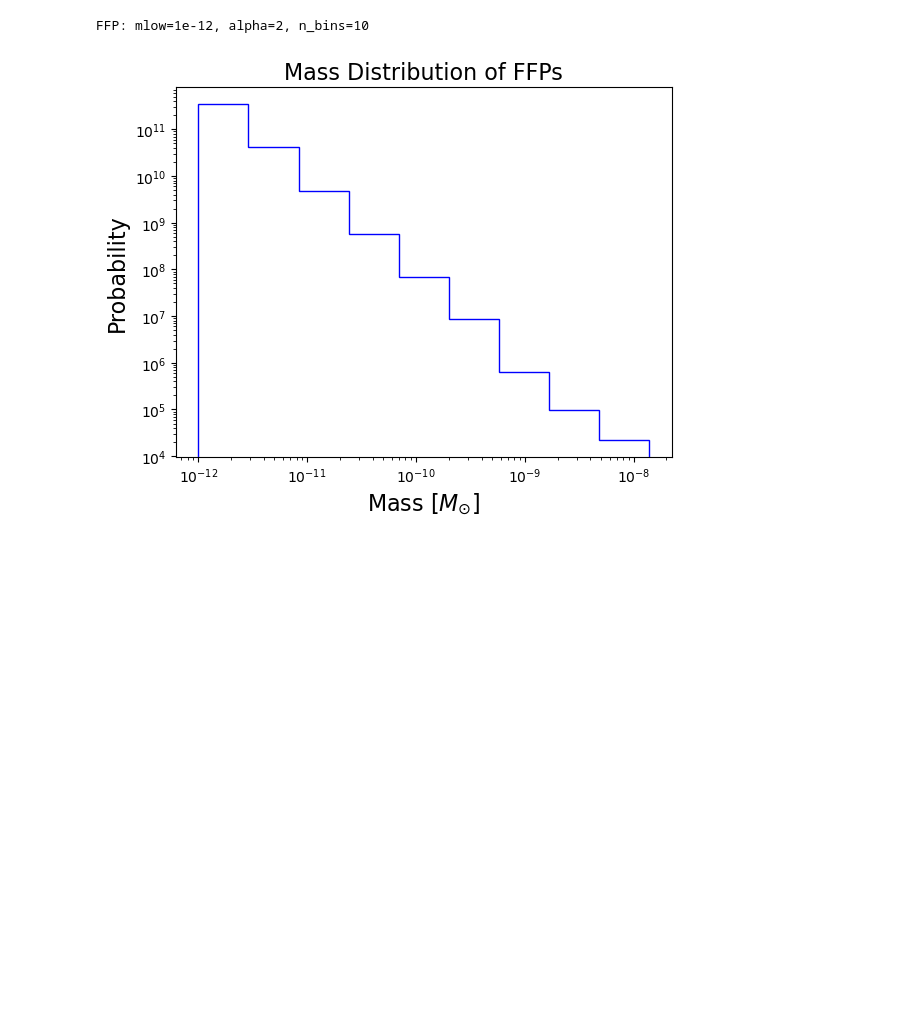
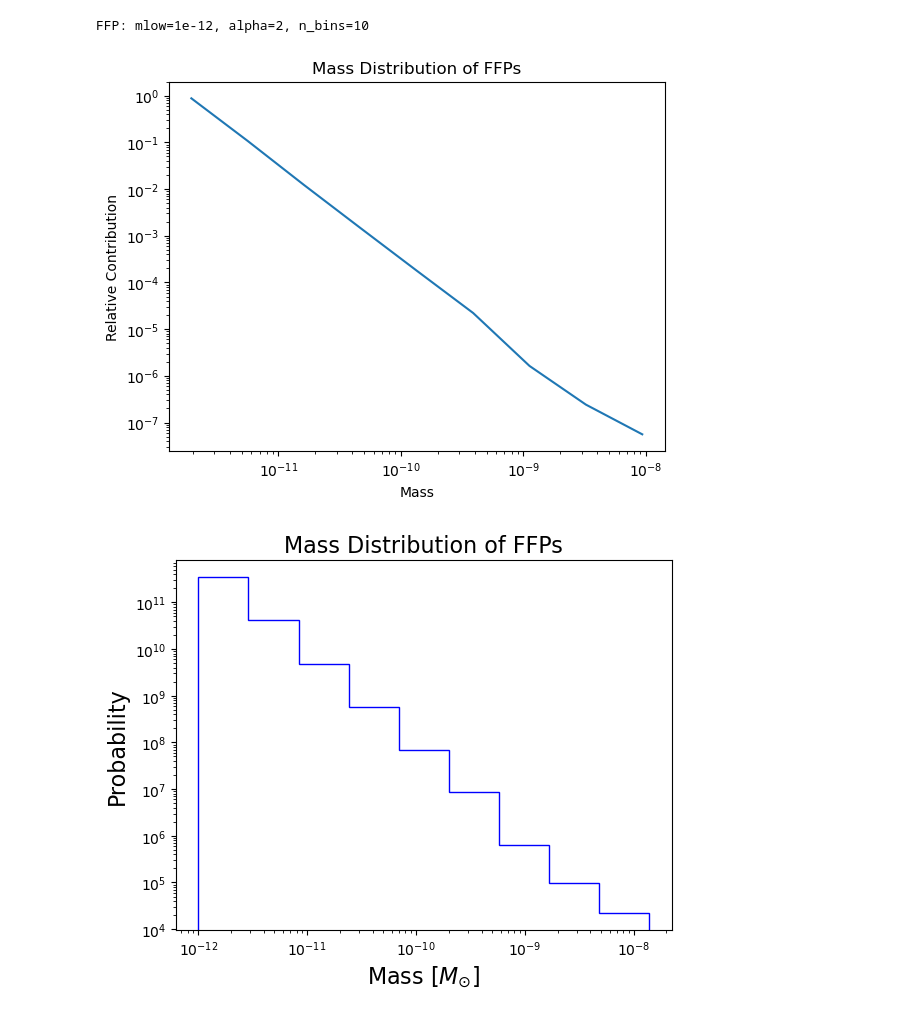
Before and after one commit to NolanSmyth/LensCalcPy, a Jupyter notebook: nbs/01_ffp.ipynb, the cells around one changed output. Drawn from its saved outputs; the diff is of its cells as text; code cells hidden in the pictures; blank space fills up the shorter version.

```diff
--- a/nbs/01_ffp.ipynb
+++ b/nbs/01_ffp.ipynb
@@ -404,6 +404,14 @@ fp = FfpPopulation(mMin, alpha)
 fp
 # %% [output]
 FFP: mlow=1e-12, alpha=2, n_bins=10
+# %%
+plt.loglog([ffp.mass for ffp in fp.ffps], fp.ffp_weights)
+plt.xlabel("Mass")
+plt.ylabel("Relative Contribution")
+plt.title("Mass Distribution of FFPs")
+plt.show()
+# %% [output]
+[figure, added]
 # %%
 nBins = 10
 tMin = 1e-2  # hours
```
Also changed, not shown: parts of 1 cell of this notebook, 5 other files.
